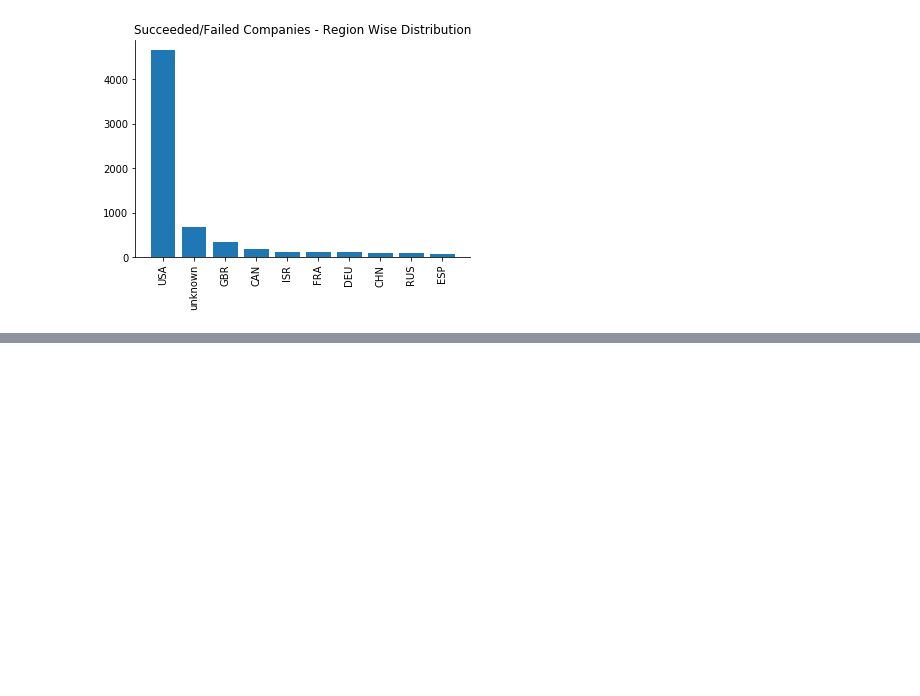
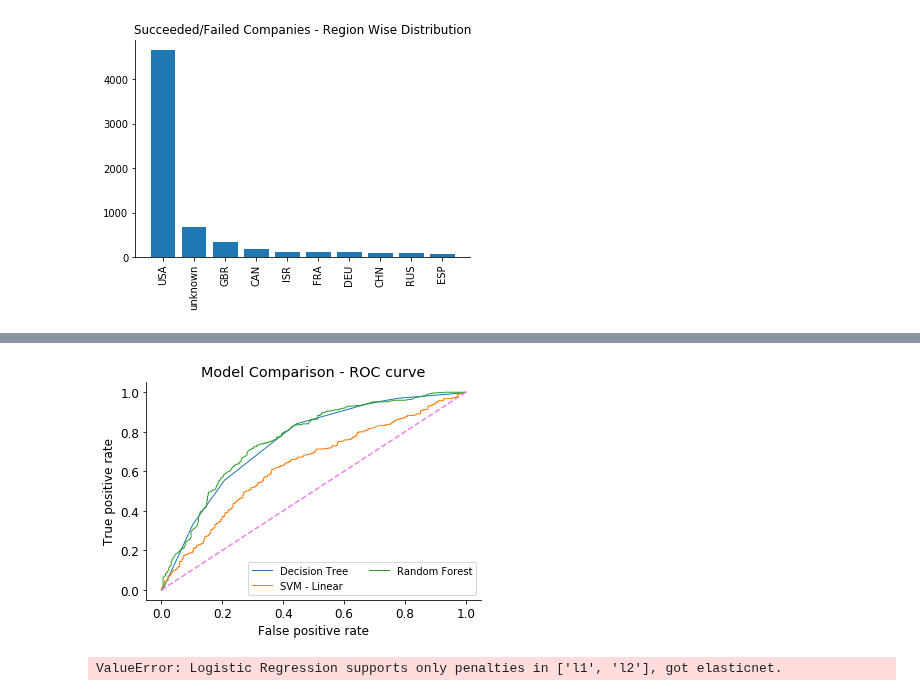
Before and after one commit to salujarohit/ML-Backed-Investment-Decisions-for-VC-, a Jupyter notebook: ML Bancked Investment Decisions .ipynb, the cells around one changed output, grey strips where cells are left out. Drawn from its saved outputs; the diff is of its cells as text; code cells hidden in the pictures; blank space fills up the shorter version.

```diff
--- a/ML Bancked Investment Decisions .ipynb
+++ b/ML Bancked Investment Decisions .ipynb
@@ -334,0 +683,8 @@ Text(0.5,1,'Succeeded/Failed Companies - Region Wise Distribution')
+# %%
+# Calculate ROC Score and AUC for SVM
+fpr_svm_model, tpr_svm_model, thresholds_svm_model = roc_curve(
+    y_test,
+    svm.predict_proba(X_test_scaled)[:, 1])  # scaled for SVM
+auc_svm_model = roc_auc_score(
+    y_test,
+    svm.predict_proba(X_test_scaled)[:, 1])  # scaled for SVM
@@ -334,0 +716,7 @@ Text(0.5,1,'Succeeded/Failed Companies - Region Wise Distribution')
+# %%
+# Calculate ROC Score and AUC for random forest
+fpr_rf, tpr_rf, thresholds_rf = roc_curve(
+    y_test,
+    rf.predict_proba(X_test)[:, 1])  # not scaled for rf
+auc_rf = roc_auc_score(y_test,
+                       rf.predict_proba(X_test)[:, 1])  # not scaled for rf
@@ -334,0 +765,24 @@ Text(0.5,1,'Succeeded/Failed Companies - Region Wise Distribution')
+# %%
+plt.plot(fpr_dt, tpr_dt, lw=1, label='Decision Tree')
+plt.plot(fpr_svm_model, tpr_svm_model, lw=1, label='SVM - Linear')
+plt.plot(fpr_rf, tpr_rf, lw=1, label='Random Forest')
+
+plt.plot([0, 1], [0, 1], c='violet', ls='--')
+plt.xlim([-0.05, 1.05])
+plt.ylim([-0.05, 1.05])
+
+plt.xlabel('False positive rate')
+plt.ylabel('True positive rate')
+plt.title('Model Comparison - ROC curve')
+plt.legend(ncol=2, fontsize='small')
+sns.despine()
+# %% [output]
+[figure, added]
+# %%
+lr_reg = LogisticRegression(solver='saga',
+                            C=0.1,
+                            penalty='elasticnet',
+                            l1_ratio=0.95)
+lr_reg.fit(X_train_scaled, y_train)
+# %% [output]
+ValueError: Logistic Regression supports only penalties in ['l1', 'l2'], got elasticnet.
```
Also changed, not shown: parts of 59 cells of this notebook.
